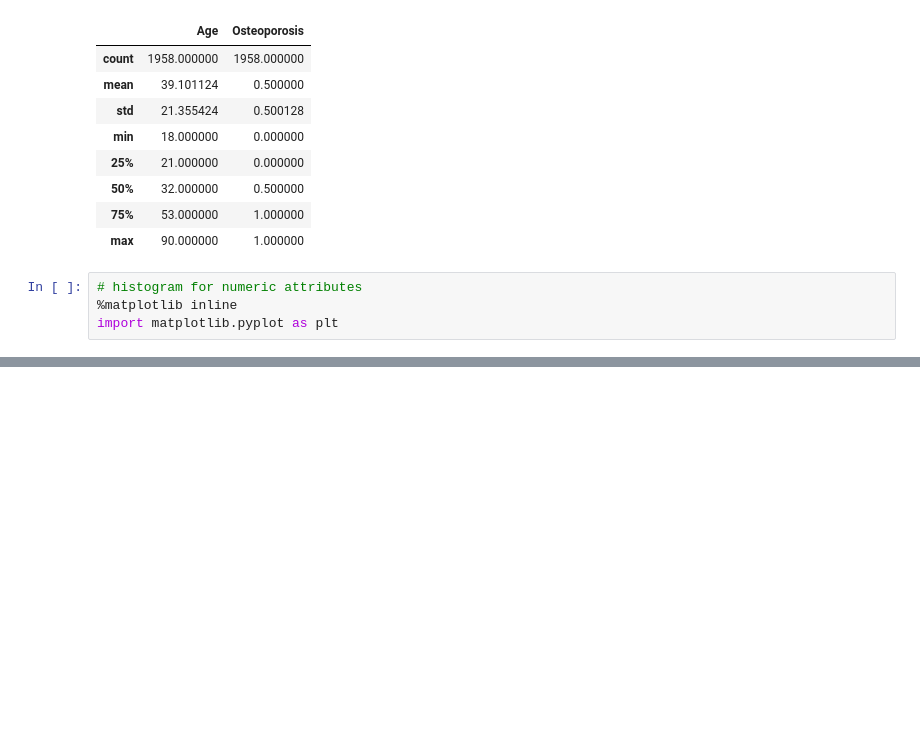
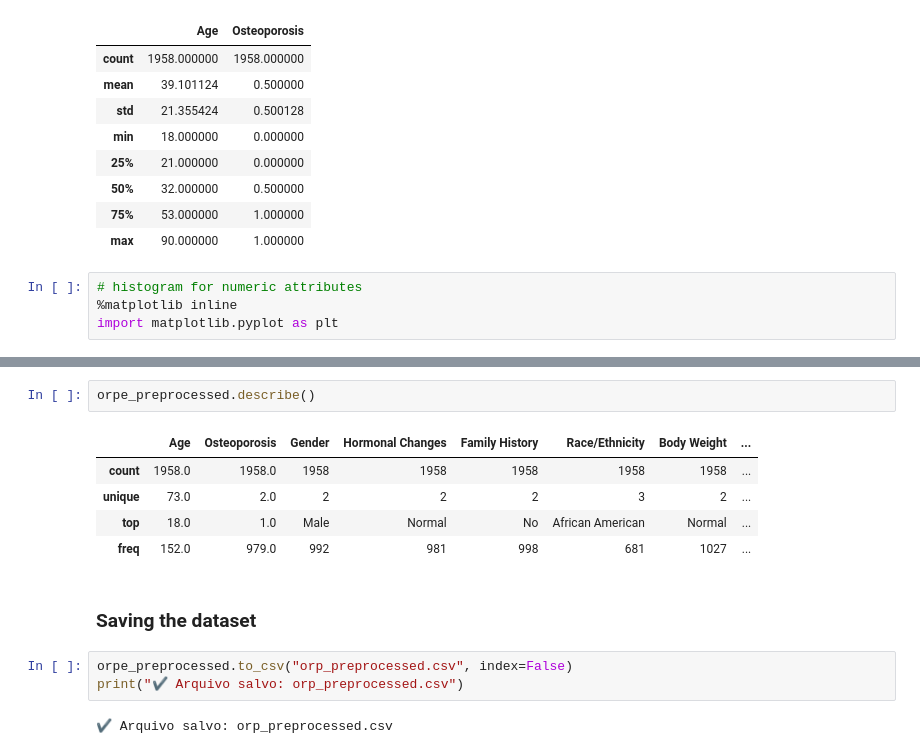
Before and after one commit to luizfernando05/projeto-osteoporose, a Jupyter notebook: root/ml-models/notebooks/ORPExploringData.ipynb, the cells around one changed output, grey strips where cells are left out. Drawn from its saved outputs; the diff is of its cells as text; blank space fills up the shorter version.

```diff
--- a/root/ml-models/notebooks/ORPExploringData.ipynb
+++ b/root/ml-models/notebooks/ORPExploringData.ipynb
@@ -109,0 +205,15 @@ plt.show()
+# %%
+orpe_preprocessed.describe()
+# %% [output]
+|  | Age | Osteoporosis | Gender | Hormonal Changes | Family History | Race/Ethnicity | Body Weight | ... |
+| count | 1958.0 | 1958.0 | 1958 | 1958 | 1958 | 1958 | 1958 | ... |
+| unique | 73.0 | 2.0 | 2 | 2 | 2 | 3 | 2 | ... |
+| top | 18.0 | 1.0 | Male | Normal | No | African American | Normal | ... |
+| freq | 152.0 | 979.0 | 992 | 981 | 998 | 681 | 1027 | ... |
+# %% [markdown]
+### Saving the dataset
+# %%
+orpe_preprocessed.to_csv("orp_preprocessed.csv", index=False)
+print("✔ Arquivo salvo: orp_preprocessed.csv")
+# %% [output]
+✔ Arquivo salvo: orp_preprocessed.csv
```
Also changed, not shown: parts of 14 cells of this notebook, 1 other file.
